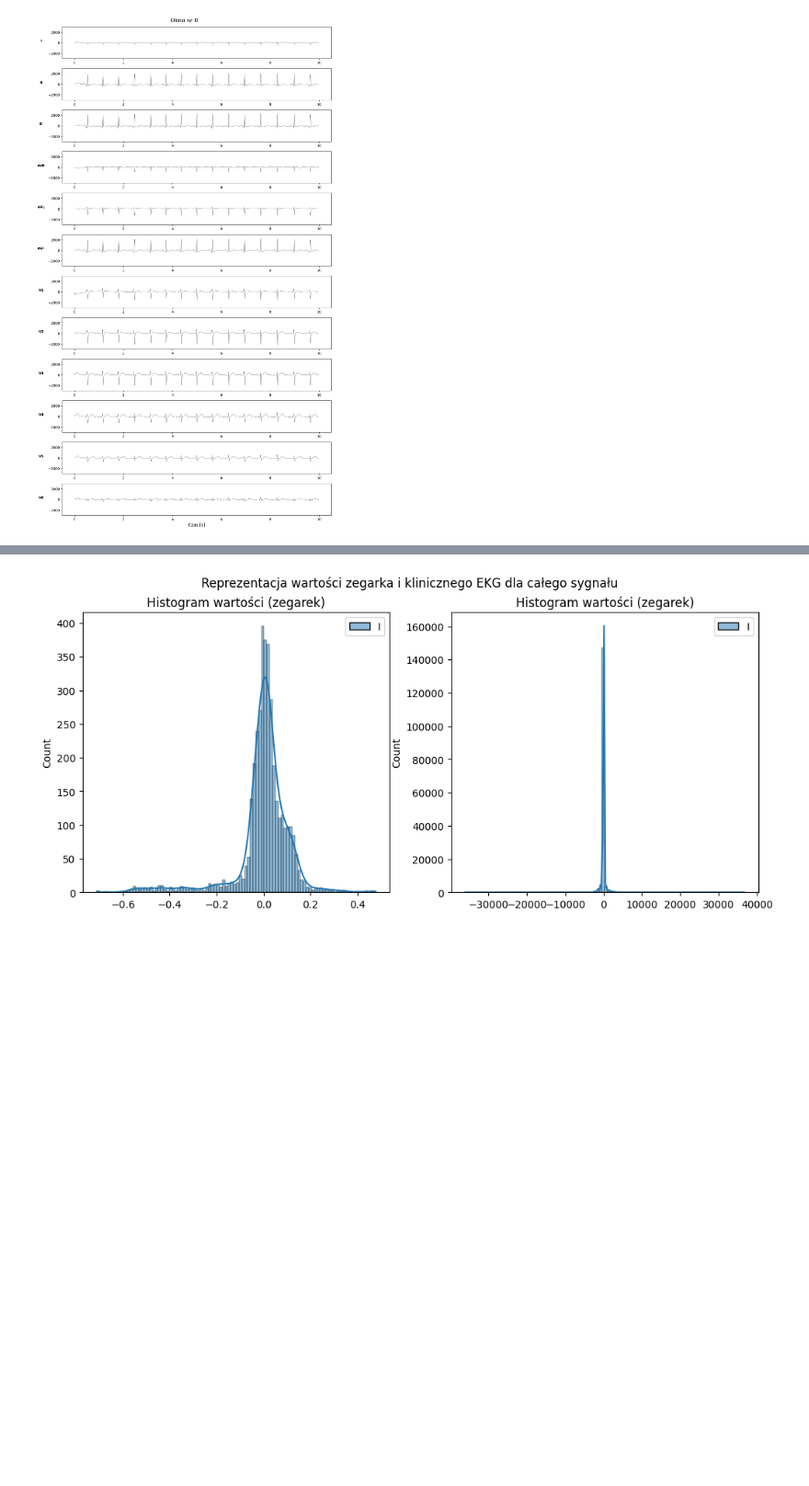
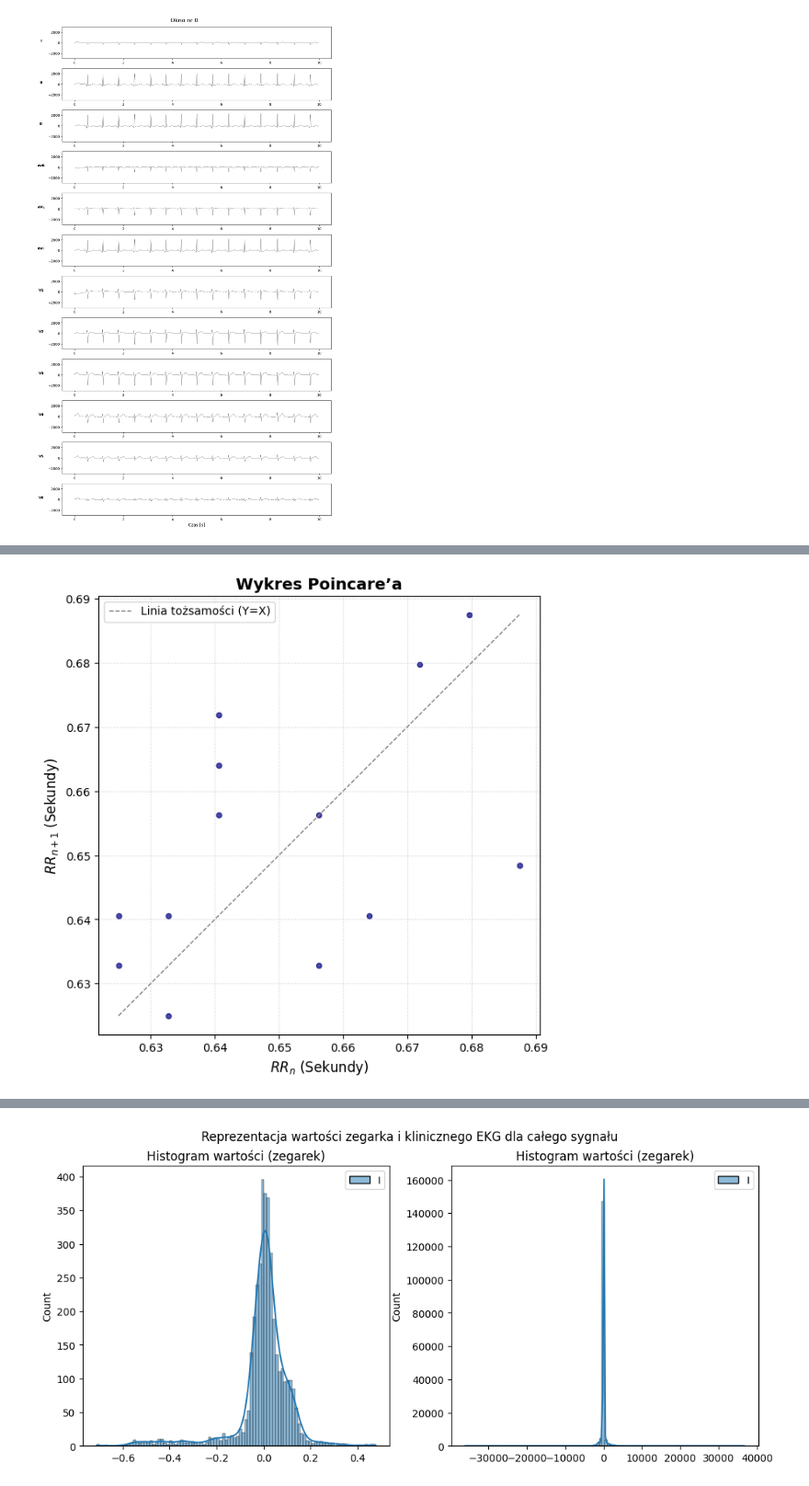
Before and after one commit to MichaelL200/Projekt-EKG, a Jupyter notebook: z4.ipynb, the cells around one changed output, grey strips where cells are left out. Shown at 92% size. Cells and saved outputs as stored; diff of their text form; code cells hidden in the pictures; blank space fills up the shorter version.

Commit message:
add Poincare plot and Tachogram

```diff
--- a/z4.ipynb
+++ b/z4.ipynb
@@ -91,0 +117,38 @@ show_window_channels(first_window_index, channels)
+# %%
+ecg_diff = data['ECG_Clean'][0][:,4]
+_, info = nk.ecg_peaks(ecg_diff, sampling_rate=FS)
+r_peaks = info["ECG_R_Peaks"]
+
+diff_samples = np.diff(r_peaks)
+rr_intervals = diff_samples / FS
+
+# 1. Tworzenie par (RR_n, RR_n+1)
+# Oś X: Aktualny odstęp (RR_n)
+# Oś Y: Następny odstęp (RR_n+1)
+rr_n = rr_intervals[:-1]
+rr_n_plus_1 = rr_intervals[1:]
+
+# 2. Wizualizacja
+
+plt.figure(figsize=(7, 7))
+
+# Rysowanie punktów
+plt.scatter(rr_n, rr_n_plus_1, color='navy', alpha=0.7, s=20)
+
+# Dodanie linii tożsamości (Y=X) dla odniesienia
+max_val = max(rr_intervals)
+min_val = min(rr_intervals)
+plt.plot([min_val, max_val], [min_val, max_val], color='gray', linestyle='--', linewidth=1, label='Linia tożsamości (Y=X)')
+
+# Ustawienia wykresu
+plt.title('Wykres Poincare’a', fontsize=14, fontweight='bold')
+plt.xlabel('$RR_{n}$ (Sekundy)', fontsize=12)
+plt.ylabel('$RR_{n+1}$ (Sekundy)', fontsize=12)
+plt.axis('equal') # Upewnienie się, że skale są równe dla prawidłowej interpretacji kształtu
+plt.grid(True, linestyle=':', alpha=0.6)
+# plt.xlim(0.6, 0.8)  # Ustawia zakres dla osi X
+# plt.ylim(0.6, 0.8)
+plt.legend()
+plt.show()
+# %% [output]
+[figure, added]
```
Also changed, not shown: parts of 12 cells of this notebook.
